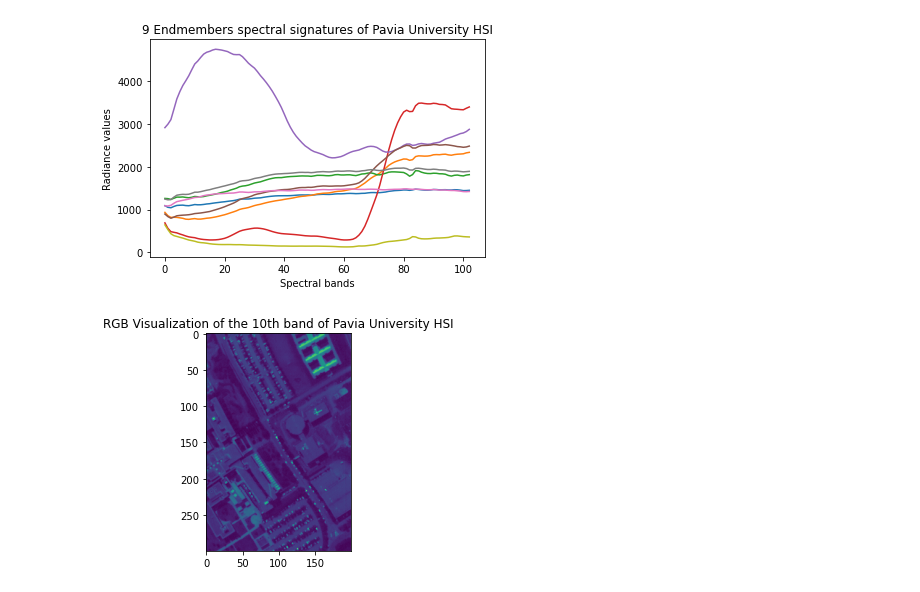
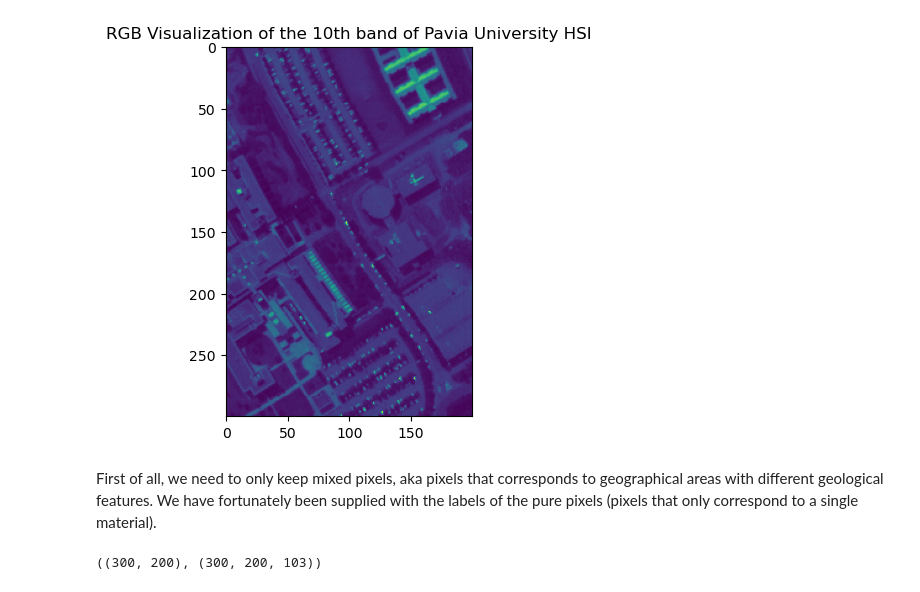
Before and after one commit to dimits-ts/hyperspectral-imaging, a Jupyter notebook: Project_AUEB.ipynb, the cells around one changed output. Drawn from its saved outputs; the diff is of its cells as text; code cells hidden in the pictures.

Commit message:
Build first model

```diff
--- a/Project_AUEB.ipynb
+++ b/Project_AUEB.ipynb
@@ -0,0 +1,12 @@
+# %%
+import scipy.io as sio
+import numpy as np
+import scipy.optimize
+import matplotlib.pyplot as plt
+
+
+pavia = sio.loadmat('data/PaviaU_cube.mat')
+hsi = pavia['X'] #Pavia HSI : 300x200x103
+
+ends = sio.loadmat('data/PaviaU_endmembers.mat') # Endmember's matrix: 103x9
+endmembers = ends["endmembers"]
@@ -1,37 +22,22 @@
 # %%
-import scipy.io as sio
-import numpy as np
-import scipy.optimize
-import matplotlib.pyplot as plt
-
-
-Pavia = sio.loadmat('PaviaU_cube.mat')
-HSI = Pavia['X'] #Pavia HSI : 300x200x103
-
-ends = sio.loadmat('PaviaU_endmembers.mat') # Endmember's matrix: 103x9
-endmembers = ends['endmembers']
-
+#Perform unmixing for the pixels corresponding to nonzero labels
+ground_truth= sio.loadmat('data/PaviaU_ground_truth.mat')
+labels = ground_truth['y']
 
 fig = plt.figure()
-plt.plot(endmembers)
-plt.ylabel('Radiance values')
-plt.xlabel('Spectral bands')
-plt.title('9 Endmembers spectral signatures of Pavia University HSI')
-plt.show()
-
-#Perform unmixing for the pixels corresponding to nonzero labels
-ground_truth= sio.loadmat('PaviaU_ground_truth.mat')
-labels=ground_truth['y']
-
-fig = plt.figure()
-plt.imshow(HSI[:,:,10])
+plt.imshow(hsi[:,:,10])
 plt.title('RGB Visualization of the 10th band of Pavia University HSI')
 plt.show()
 # For the non-negative least squares  unmixing algorithm  you can use the nnls function, see the following link:
-#https://docs.scipy.org/doc/scipy-0.18.1/reference/generated/scipy.optimize.nnls.html#scipy.optimize.nnls
+#https:-//docs.scipy.org/doc/scipy-0.18.1/reference/generated/scipy.optimize.nnls.html#scipy.optimize.nnls
 # ..............
 #
 #..................
 # %% [output]
-[figure, old version]
+[figure, new version]
-[figure, removed]
+# %% [markdown]
+First of all, we need to only keep mixed pixels, aka pixels that corresponds to geographical areas with different geological features. We have fortunately been supplied with the labels of the pure pixels (pixels that only correspond to a single material).
+# %%
+labels.shape, hsi.shape
+# %% [output]
+((300, 200), (300, 200, 103))
```
Also changed, not shown: parts of 14 cells of this notebook.
